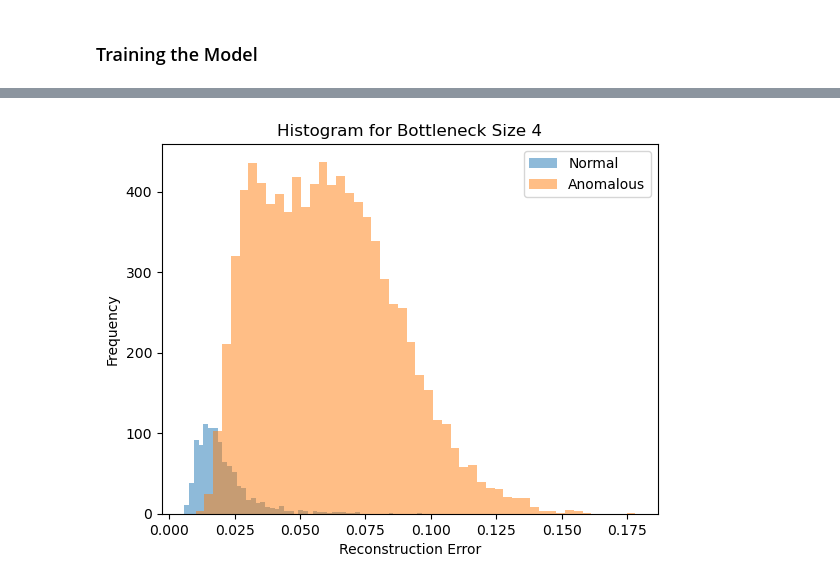
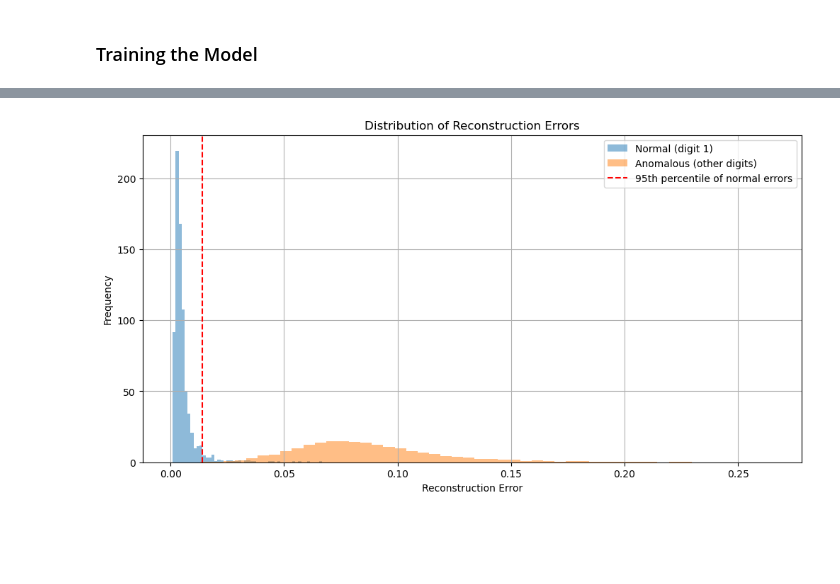
Before and after one commit to anshium/smai-assignment-2, a Jupyter notebook: Q4/autoencoder.ipynb, the cells around one changed output, grey strips where cells are left out. Cells and saved outputs as stored; diff of their text form; code cells hidden in the pictures; blank space fills up the shorter version.

```diff
--- a/Q4/autoencoder.ipynb
+++ b/Q4/autoencoder.ipynb
@@ -61,7 +61,7 @@ transform = transforms.Compose([transforms.ToTensor()])
 train_dataset = datasets.MNIST(root="./data", train=True, transform=transform, download=True)
 test_dataset = datasets.MNIST(root="./data", train=False, transform=transform, download=True)
 
-NORMAL_DIGIT = 2024201039 % 10
+NORMAL_DIGIT = 2022111031 % 10
 train_indices = [i for i in range(len(train_dataset)) if train_dataset.targets[i] == NORMAL_DIGIT]
 norm_train_dataset = Subset(train_dataset, train_indices)
 norm_train_loader = DataLoader(norm_train_dataset, batch_size=BATCH_SIZE, shuffle=True)
@@ -69,12 +69,17 @@ test_loader = DataLoader(test_dataset, batch_size=BATCH_SIZE, shuffle=False)
 # %% [markdown]
 ### Training the Model
 # %%
+BATCH_SIZE = 64
+EPOCHS = 20
 lr = 1e-3
+BOTTLENECK_SIZES = [4, 16, 32]
+
 
 def train_autoencoder(model, train_loader, epochs=EPOCHS, lr=lr):
     criterion = nn.MSELoss()
     optimizer = optim.Adam(model.parameters(), lr=lr)
     model.train()
+    losses = []
 
     for epoch in range(epochs):
         total_loss = 0
@@ -86,10 +91,11 @@ def train_autoencoder(model, train_loader, epochs=EPOCHS, lr=lr):
             loss.backward()
             optimizer.step()
             total_loss += loss.item()
-        print(f"Epoch [{epoch+1}/{epochs}], Loss: {total_loss/len(train_loader):.6f}")
+        avg_loss = total_loss / len(train_loader)
+        losses.append(avg_loss)
+        print(f"Epoch [{epoch+1}/{epochs}], Loss: {avg_loss:.6f}")
+    return losses
 # %%
-BOTTLENECK_SIZES = [4, 16, 32]
-
 def compute_reconstruction_errors(model, data_loader):
     model.eval()
     errors, labels = [], []
@@ -99,46 +105,85 @@ def compute_reconstruction_errors(model, data_loader):
         for images, lbls in data_loader:
             images = images.to(device)
             outputs = model(images)
-
             loss = criterion(outputs, images)
-            loss = loss.view(loss.shape[0], -1).mean(dim=1)  # per-image MSE loss
+            loss = loss.view(loss.shape[0], -1).mean(dim=1)
             errors.extend(loss.cpu().numpy())
             labels.extend(lbls.numpy())
     return np.array(errors), np.array(labels)
 
+def plot_reconstruction_error_histogram(errors, labels, normal_digit):
+    plt.figure(figsize=(12, 6))
+    binary_labels = (labels != normal_digit).astype(int)
+    normal_errors = errors[binary_labels == 0]
+    anomalous_errors = errors[binary_labels == 1]
+
+    plt.hist(normal_errors, bins=50, alpha=0.5, label=f'Normal (digit {normal_digit})', density=True)
+    plt.hist(anomalous_errors, bins=50, alpha=0.5, label='Anomalous (other digits)', density=True)
+
+    plt.axvline(x=np.percentile(normal_errors, 95), color='red', linestyle='--',
+                label='95th percentile of normal errors')
+
+    plt.xlabel('Reconstruction Error')
+    plt.ylabel('Frequency')
+    plt.title('Distribution of Reconstruction Errors')
+    plt.legend()
+    plt.grid(True)
+    plt.savefig('reconstruction_error_histogram.png')
+    plt.show()
+    plt.close()
+
+# Training and Evaluation
+results = {}
+plt.figure(figsize=(10, 8))
+
 for bottleneck in BOTTLENECK_SIZES:
     print(f"Training with bottleneck size {bottleneck}")
     model = AutoEncoder(bottleneck).to(device)
-    train_autoencoder(model, norm_train_loader)
-
+    train_losses = train_autoencoder(model, norm_train_loader)
     torch.save(model.state_dict(), f"autoencoder_bottleneck_{bottleneck}.pth")
 
     errors, labels = compute_reconstruction_errors(model, test_loader)
+    normal_errors = errors[labels == NORMAL_DIGIT]
+    anomaly_errors = errors[labels != NORMAL_DIGIT]
 
-    plt.hist(errors[labels == NORMAL_DIGIT], bins=50, alpha=0.5, label='Normal')
-    plt.hist(errors[labels != NORMAL_DIGIT], bins=50, alpha=0.5, label='Anomalous')
-    plt.xlabel("Reconstruction Error")
-    plt.ylabel("Frequency")
-    plt.legend()
-    plt.title(f"Histogram for Bottleneck Size {bottleneck}")
-    plt.show()
+    if bottleneck == BOTTLENECK_SIZES[0]:
+        threshold = np.percentile(normal_errors, 95)
+        print("Threshold:", threshold)
+        predictions = errors > threshold
+        ground_truth = labels != NORMAL_DIGIT
+        precision, recall, f1, _ = precision_recall_fscore_support(ground_truth, predictions, average='binary')
+        print(f"Precision: {precision:.4f}, Recall: {recall:.4f}, F1-score: {f1:.4f}")
+        plot_reconstruction_error_histogram(errors, labels, NORMAL_DIGIT)
 
-    threshold = np.percentile(errors[labels == NORMAL_DIGIT], 95)
-    print("Threshold:", threshold)
-    predictions = errors > threshold
-    ground_truth = labels != NORMAL_DIGIT
-
-    precision, recall, f1, _ = precision_recall_fscore_support(ground_truth, predictions, average='binary')
-    print(f"Precision: {precision:.4f}, Recall: {recall:.4f}, F1-score: {f1:.4f}")
-
-    fpr, tpr, _ = roc_curve(ground_truth, errors)
+    fpr, tpr, _ = roc_curve(labels != NORMAL_DIGIT, errors)
     roc_auc = auc(fpr, tpr)
     plt.plot(fpr, tpr, label=f'Bottleneck {bottleneck} (AUC = {roc_auc:.4f})')
 
+    results[bottleneck] = {'auc': roc_auc, 'fpr': fpr, 'tpr': tpr}
+
+plt.plot([0, 1], [0, 1], 'k--')
 plt.xlabel("False Positive Rate")
 plt.ylabel("True Positive Rate")
-plt.title("ROC Curve for Different Bottleneck Sizes")
-plt.legend()
+plt.title("ROC Curve for Different Bottleneck Dimensions")
+plt.legend(loc='lower right')
+plt.grid(True)
+plt.savefig('roc_curves.png')
 plt.show()
+plt.close()
+
+bottleneck_dims = list(results.keys())
+auc_scores = [results[dim]['auc'] for dim in bottleneck_dims]
+
+plt.figure(figsize=(10, 6))
+plt.bar(bottleneck_dims, auc_scores)
+plt.xlabel("Bottleneck Dimension")
+plt.ylabel("AUC-ROC Score")
+plt.title("AUC-ROC Scores for Different Bottleneck Dimensions")
+plt.savefig('auc_comparison.png')
+plt.show()
+plt.close()
+
+best_dim = bottleneck_dims[np.argmax(auc_scores)]
+print(f"\nBest bottleneck dimension: {best_dim} with AUC-ROC: {max(auc_scores):.4f}")
 # %% [output]
 Training with bottleneck size 4
@@ -161 +207 @@ Epoch [20/20], Loss: 0.020228
-[figure, old version]
+[figure, new version]
```
Also changed, not shown: parts of 2 cells of this notebook, 6 other files.
